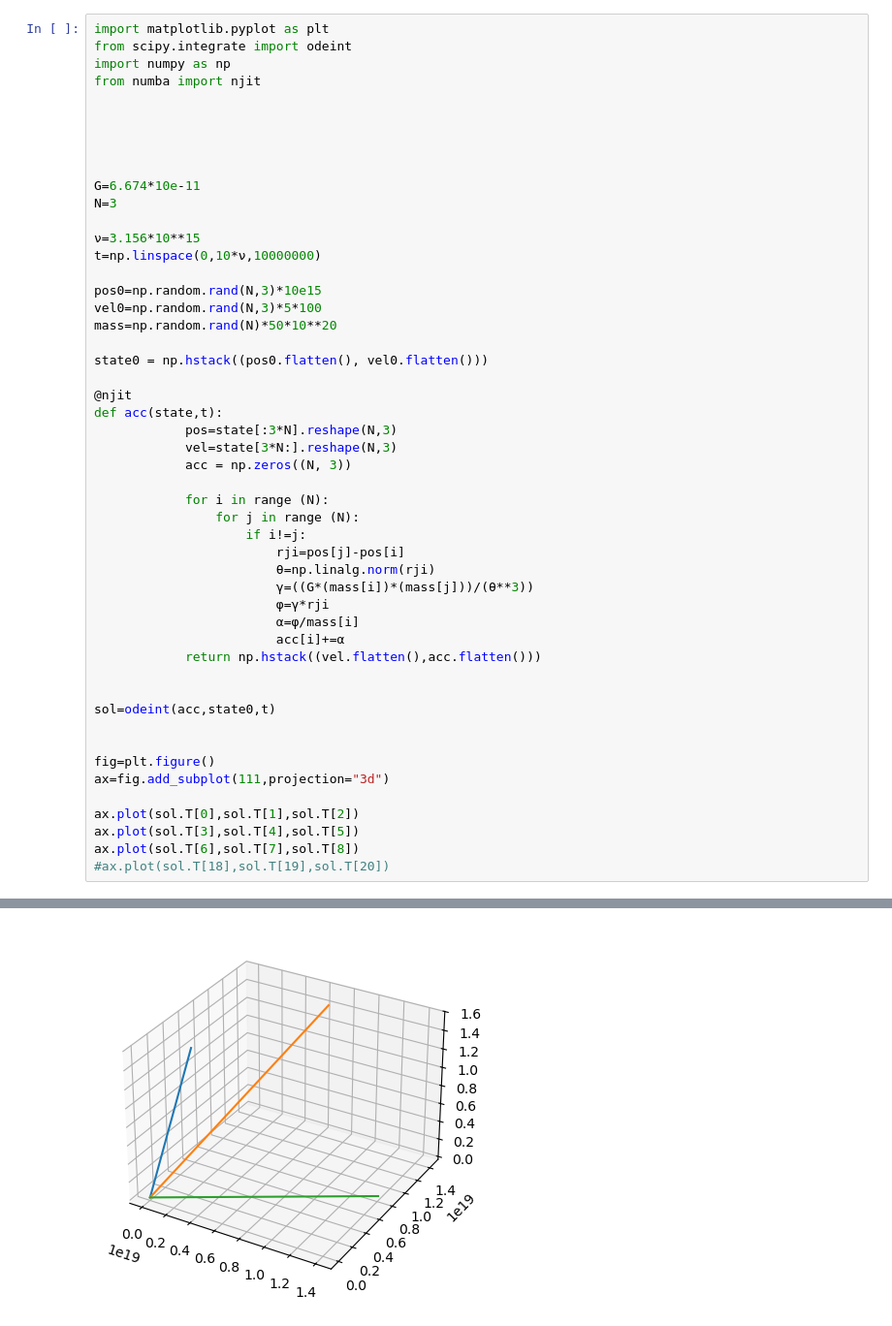
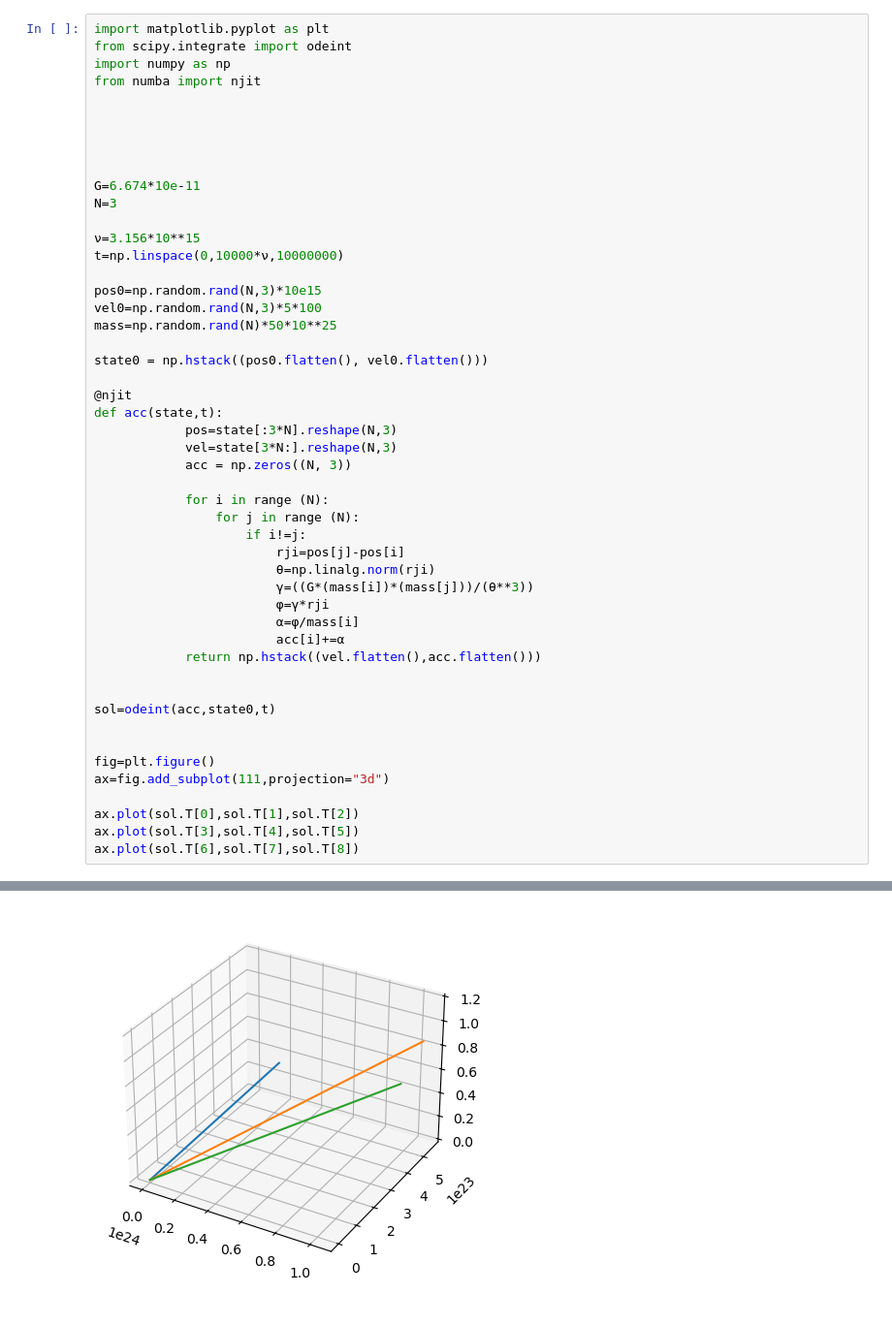
Before and after one commit to SUPARNAJIT-lang/Gravity-and-N-Body-problem, a Jupyter notebook: N_body_problem.ipynb, the cells around one changed output, grey strips where cells are left out. Shown: that part at 97% size. Cells and saved outputs as stored; diff of their text form.

```diff
--- a/N_body_problem.ipynb
+++ b/N_body_problem.ipynb
@@ -12,42 +12,41 @@ G=6.674*10e-11
 N=3
 
 ν=3.156*10**15
-t=np.linspace(0,10*ν,10000000)
+t=np.linspace(0,10000*ν,10000000)
 
 pos0=np.random.rand(N,3)*10e15
 vel0=np.random.rand(N,3)*5*100
-mass=np.random.rand(N)*50*10**20
+mass=np.random.rand(N)*50*10**25
 
 state0 = np.hstack((pos0.flatten(), vel0.flatten()))
 
 @njit
 def acc(state,t):
             pos=state[:3*N].reshape(N,3)
             vel=state[3*N:].reshape(N,3)
             acc = np.zeros((N, 3))
 
             for i in range (N):
                 for j in range (N):
                     if i!=j:
                         rji=pos[j]-pos[i]
                         θ=np.linalg.norm(rji)
                         γ=((G*(mass[i])*(mass[j]))/(θ**3))
                         φ=γ*rji
                         α=φ/mass[i]
                         acc[i]+=α
             return np.hstack((vel.flatten(),acc.flatten()))
 
 
 sol=odeint(acc,state0,t)
 
 
 fig=plt.figure()
 ax=fig.add_subplot(111,projection="3d")
 
 ax.plot(sol.T[0],sol.T[1],sol.T[2])
 ax.plot(sol.T[3],sol.T[4],sol.T[5])
 ax.plot(sol.T[6],sol.T[7],sol.T[8])
-#ax.plot(sol.T[18],sol.T[19],sol.T[20])
 # %% [output]
 [<mpl_toolkits.mplot3d.art3d.Line3D at 0x...>]
-[figure, old version]
+[figure, new version]
```
Also changed, not shown: 1 other file.
